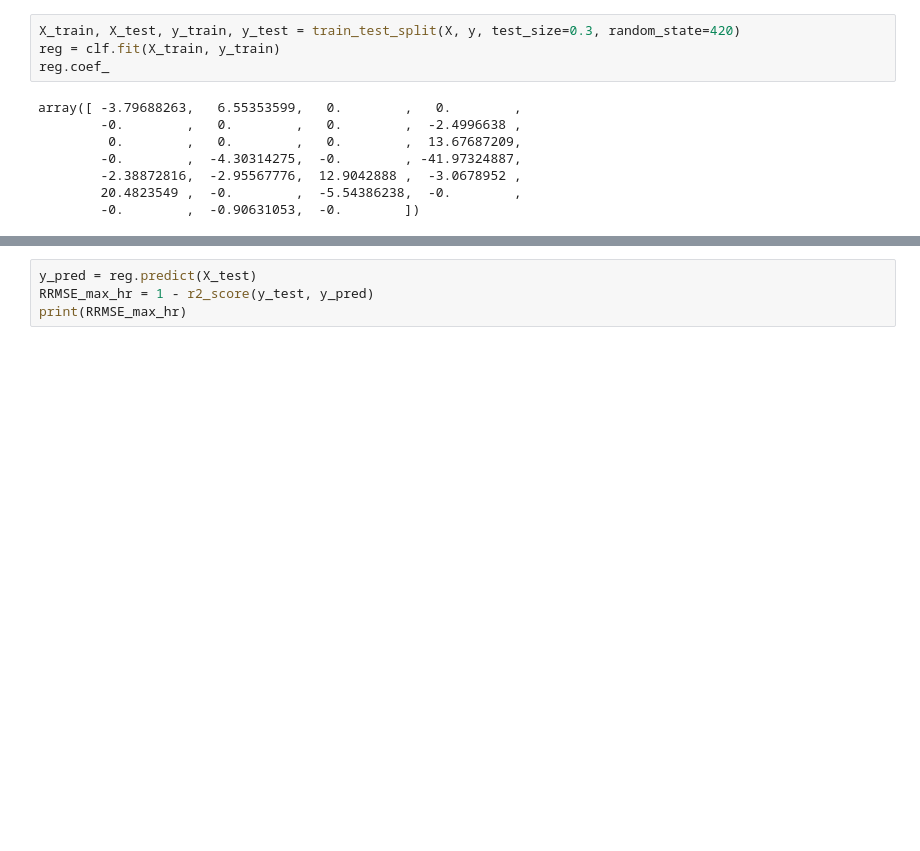
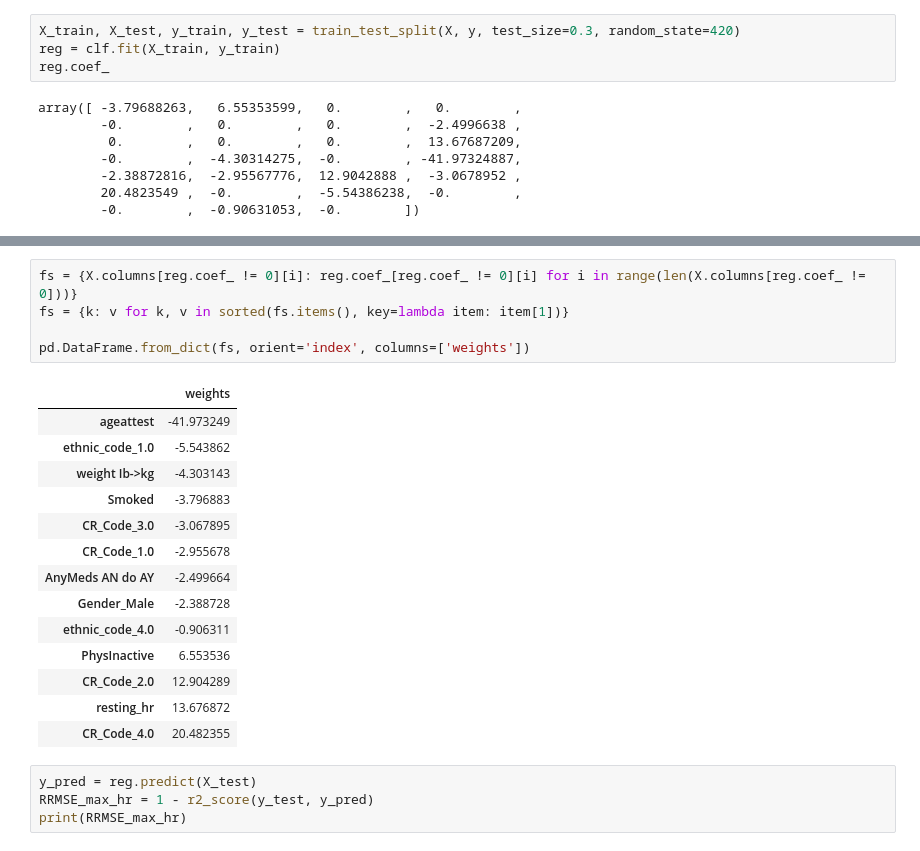
Before and after one commit to LarsenCC/bachelor, a Jupyter notebook: modeli/LinearRegression.ipynb, the cells around one changed output, grey strips where cells are left out. Saved outputs shown, nothing was run; the diff lists cells and outputs as text; blank space fills up the shorter version.

```diff
--- a/modeli/LinearRegression.ipynb
+++ b/modeli/LinearRegression.ipynb
@@ -130,3 +142,23 @@ array([ -3.79688263,   6.55353599,   0.        ,   0.        ,
+# %%
+fs = {X.columns[reg.coef_ != 0][i]: reg.coef_[reg.coef_ != 0][i] for i in range(len(X.columns[reg.coef_ != 0]))}
+fs = {k: v for k, v in sorted(fs.items(), key=lambda item: item[1])}
+
+pd.DataFrame.from_dict(fs, orient='index', columns=['weights'])
+# %% [output]
+|  | weights |
+| ageattest | -41.973249 |
+| ethnic_code_1.0 | -5.543862 |
+| weight Ib->kg | -4.303143 |
+| Smoked | -3.796883 |
+| CR_Code_3.0 | -3.067895 |
+| CR_Code_1.0 | -2.955678 |
+| AnyMeds AN do AY | -2.499664 |
+| Gender_Male | -2.388728 |
+| ethnic_code_4.0 | -0.906311 |
+| PhysInactive | 6.553536 |
+| CR_Code_2.0 | 12.904289 |
+| resting_hr | 13.676872 |
+| CR_Code_4.0 | 20.482355 |
 # %%
 y_pred = reg.predict(X_test)
 RRMSE_max_hr = 1 - r2_score(y_test, y_pred)
```
Also changed, not shown: parts of 14 cells of this notebook, 31 other files.
